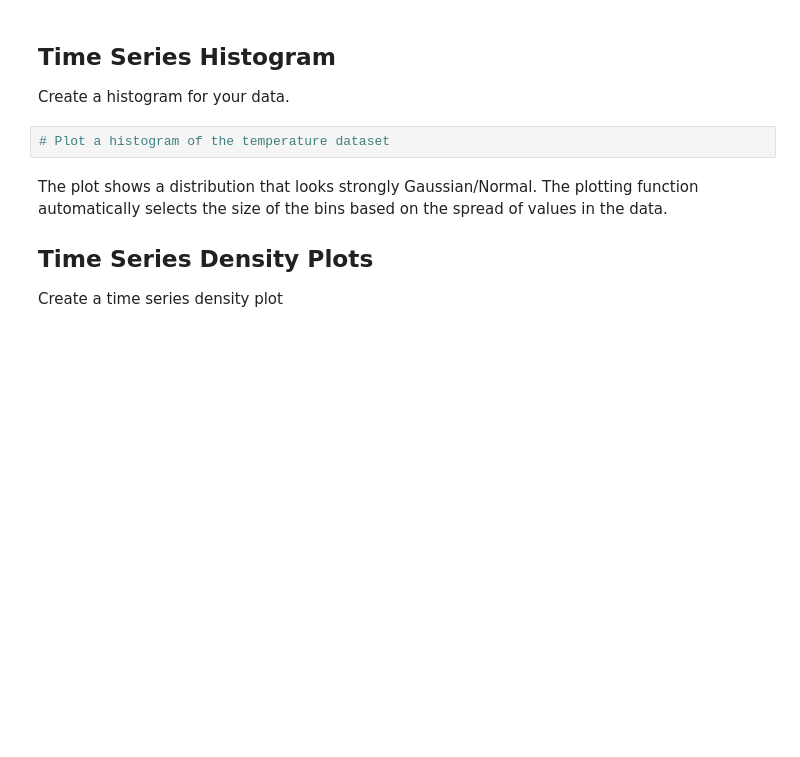
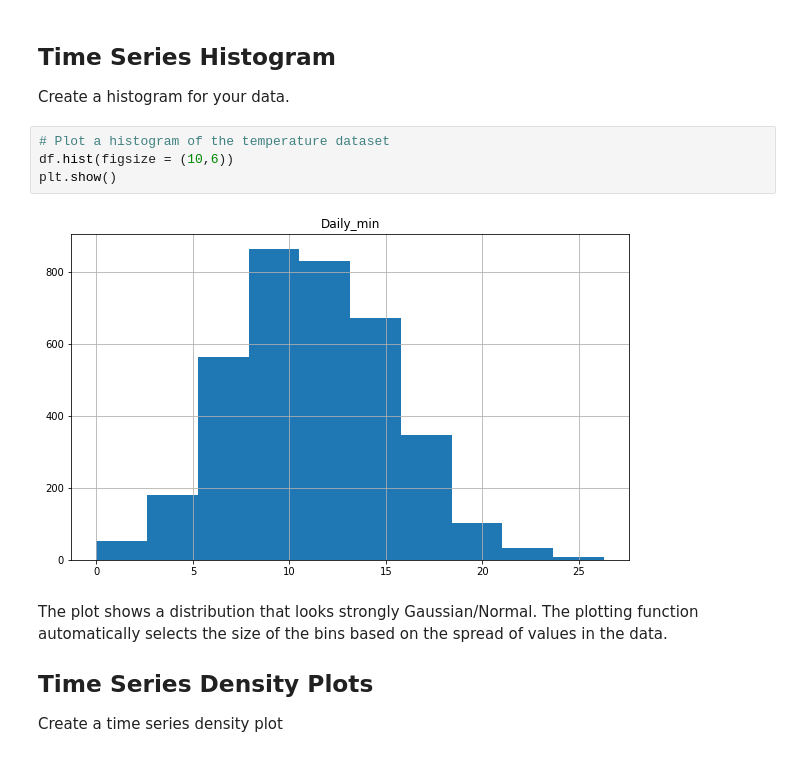
Before and after one commit to MissAle17/dsc-3-25-04-visualizing-time-series-data-lab-online-ds-sp-000, a Jupyter notebook: index.ipynb, the cells around one changed output. Saved outputs shown, nothing was run; the diff lists cells and outputs as text; blank space fills up the shorter version.

```diff
--- a/index.ipynb
+++ b/index.ipynb
@@ -120,6 +145,10 @@ We can see in both plots above that due the dense nature of time-series (365 val
 Create a histogram for your data.
 # %%
 # Plot a histogram of the temperature dataset
+df.hist(figsize = (10,6))
+plt.show()
+# %% [output]
+[figure, added]
 # %% [markdown]
 The plot shows a distribution that looks strongly Gaussian/Normal. The plotting function automatically selects the size of the bins based on the spread of values in the data.
 
```
Also changed, not shown: parts of 9 cells of this notebook.
